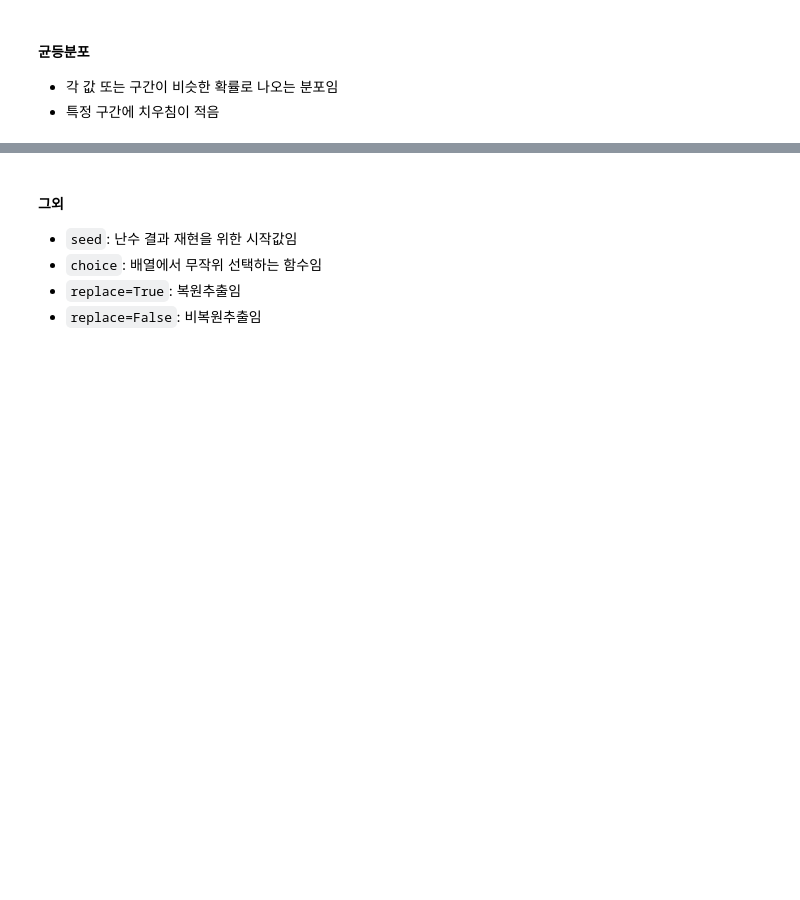
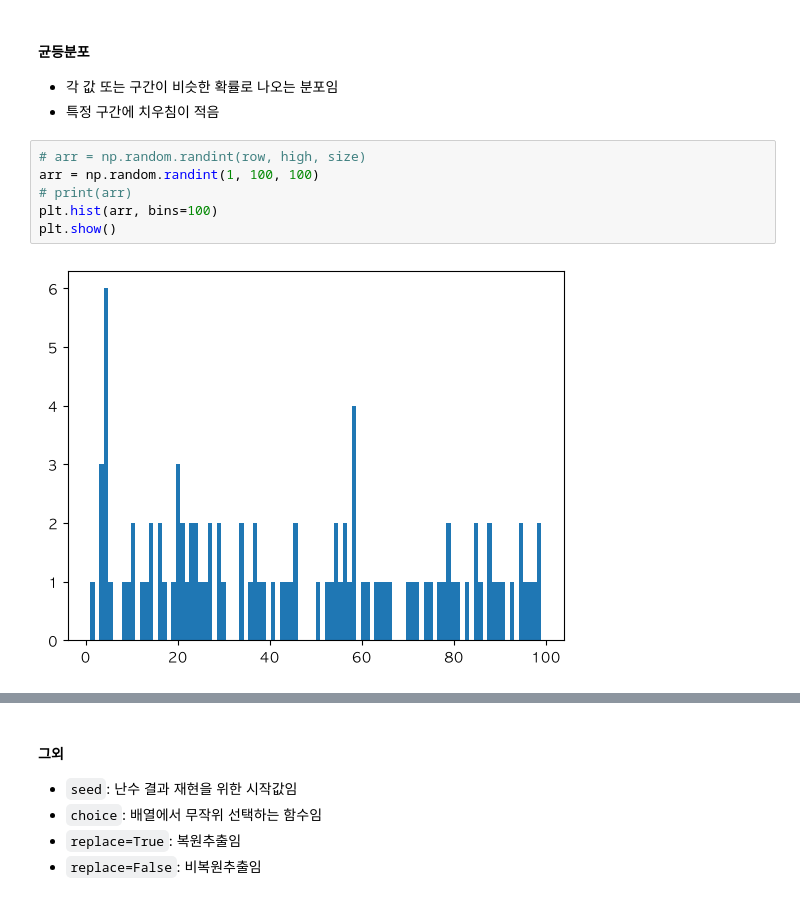
Before and after one commit to RabbitTasteDog-PRO/05_data_analysis, a Jupyter notebook: 01_numpy/04_statistics.ipynb, the cells around one changed output, grey strips where cells are left out. Saved outputs shown, nothing was run; the diff lists cells and outputs as text; blank space fills up the shorter version.

```diff
--- a/01_numpy/04_statistics.ipynb
+++ b/01_numpy/04_statistics.ipynb
@@ -274,3 +349,11 @@ print("표준편차 : ", np.std(scores, ddof=1))
 #### 균등분포
 - 각 값 또는 구간이 비슷한 확률로 나오는 분포임
 - 특정 구간에 치우침이 적음
+# %%
+# arr = np.random.randint(row, high, size)
+arr = np.random.randint(1, 100, 100)
+# print(arr)
+plt.hist(arr, bins=100)
+plt.show()
+# %% [output]
+[figure, added]
```
Also changed, not shown: parts of 19 cells of this notebook, 1 other file.
